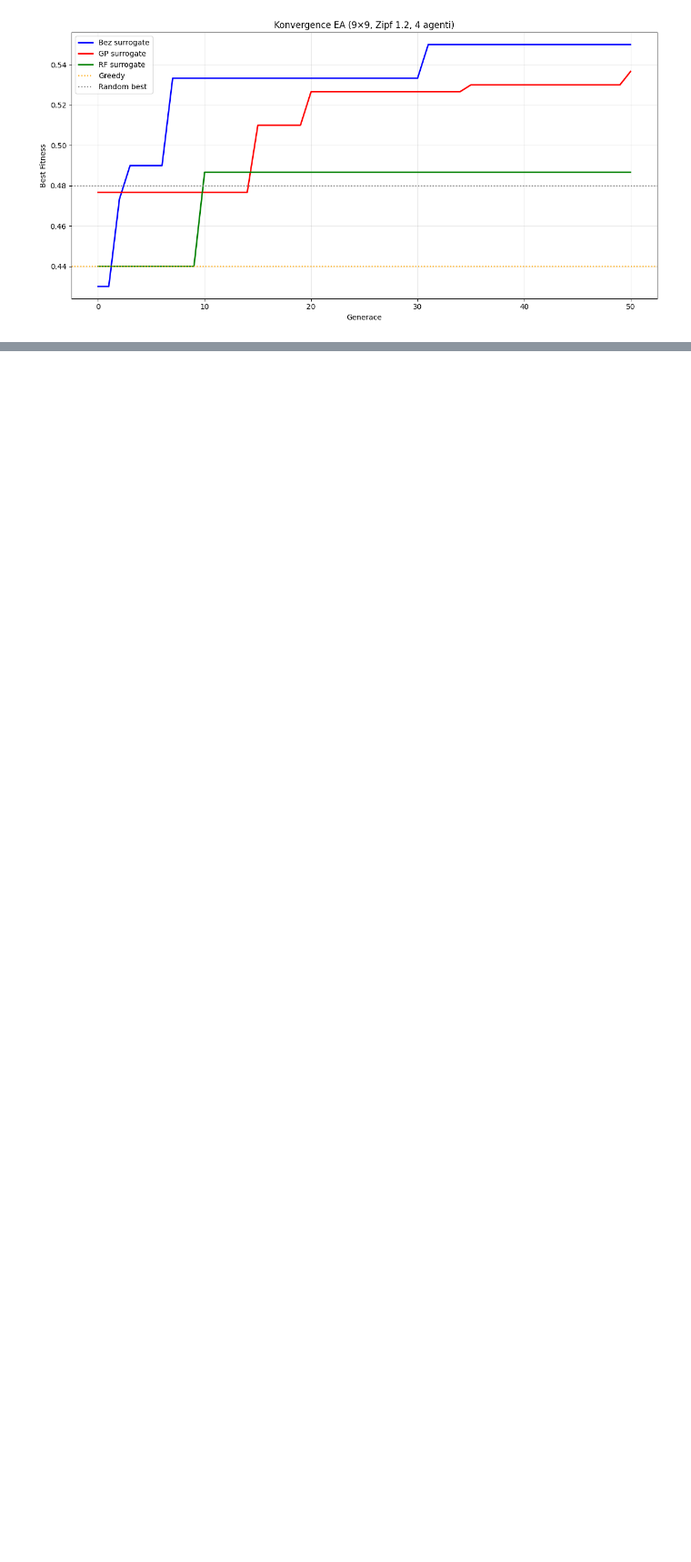
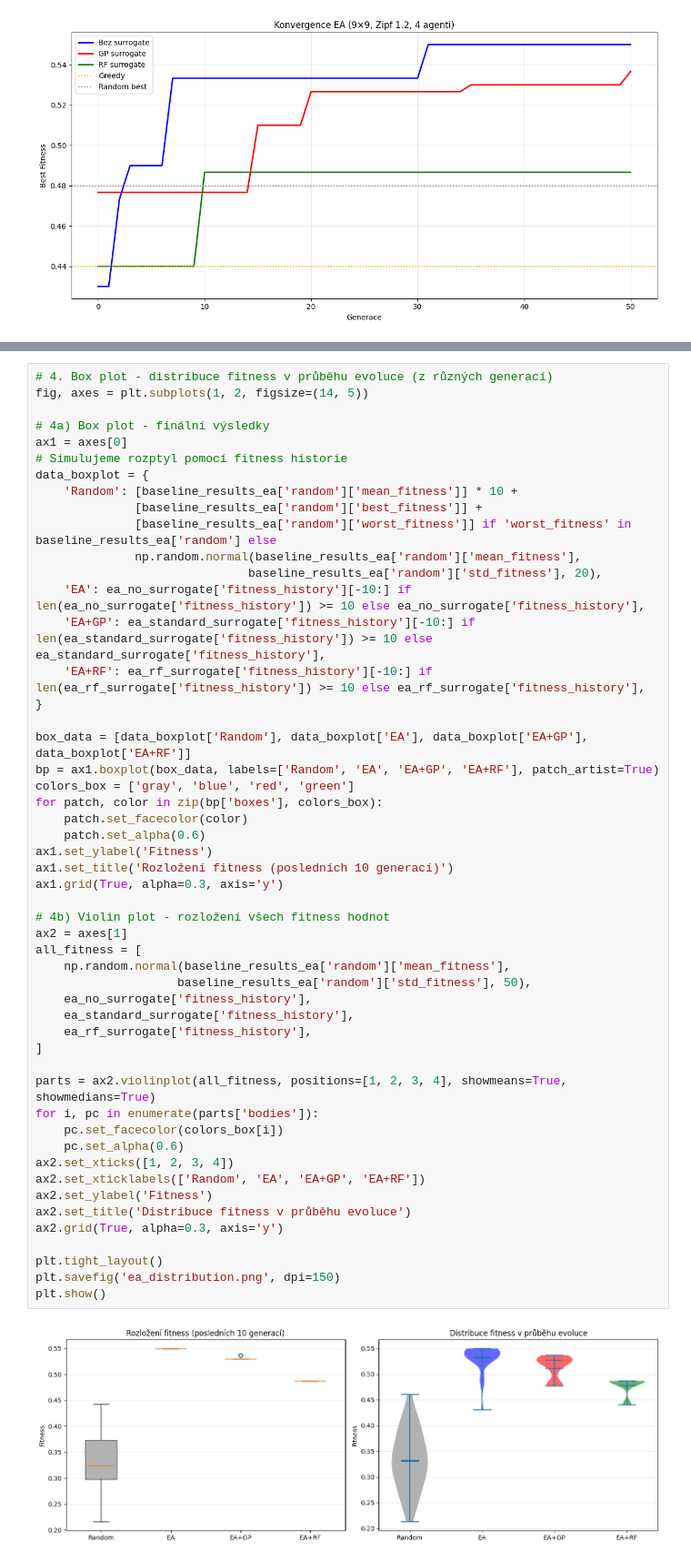
Before and after one commit to davidzemancz/CImethods, a Jupyter notebook: Project/project_feature_selection_ensemble.ipynb, the cells around one changed output, grey strips where cells are left out. Shown at 91% size. Drawn from its saved outputs; the diff is of its cells as text; blank space fills up the shorter version.

```diff
--- a/Project/project_feature_selection_ensemble.ipynb
+++ b/Project/project_feature_selection_ensemble.ipynb
@@ -687,0 +867,53 @@ plt.show()
+# %%
+# 4. Box plot - distribuce fitness v průběhu evoluce (z různých generací)
+fig, axes = plt.subplots(1, 2, figsize=(14, 5))
+
+# 4a) Box plot - finální výsledky
+ax1 = axes[0]
+# Simulujeme rozptyl pomocí fitness historie
+data_boxplot = {
+    'Random': [baseline_results_ea['random']['mean_fitness']] * 10 +
+              [baseline_results_ea['random']['best_fitness']] +
+              [baseline_results_ea['random']['worst_fitness']] if 'worst_fitness' in baseline_results_ea['random'] else
+              np.random.normal(baseline_results_ea['random']['mean_fitness'],
+                              baseline_results_ea['random']['std_fitness'], 20),
+    'EA': ea_no_surrogate['fitness_history'][-10:] if len(ea_no_surrogate['fitness_history']) >= 10 else ea_no_surrogate['fitness_history'],
+    'EA+GP': ea_standard_surrogate['fitness_history'][-10:] if len(ea_standard_surrogate['fitness_history']) >= 10 else ea_standard_surrogate['fitness_history'],
+    'EA+RF': ea_rf_surrogate['fitness_history'][-10:] if len(ea_rf_surrogate['fitness_history']) >= 10 else ea_rf_surrogate['fitness_history'],
+}
+
+box_data = [data_boxplot['Random'], data_boxplot['EA'], data_boxplot['EA+GP'], data_boxplot['EA+RF']]
+bp = ax1.boxplot(box_data, labels=['Random', 'EA', 'EA+GP', 'EA+RF'], patch_artist=True)
+colors_box = ['gray', 'blue', 'red', 'green']
+for patch, color in zip(bp['boxes'], colors_box):
+    patch.set_facecolor(color)
+    patch.set_alpha(0.6)
+ax1.set_ylabel('Fitness')
+ax1.set_title('Rozložení fitness (posledních 10 generací)')
+ax1.grid(True, alpha=0.3, axis='y')
+
+# 4b) Violin plot - rozložení všech fitness hodnot
+ax2 = axes[1]
+all_fitness = [
+    np.random.normal(baseline_results_ea['random']['mean_fitness'],
+                    baseline_results_ea['random']['std_fitness'], 50),
+    ea_no_surrogate['fitness_history'],
+    ea_standard_surrogate['fitness_history'],
+    ea_rf_surrogate['fitness_history'],
+]
+
+parts = ax2.violinplot(all_fitness, positions=[1, 2, 3, 4], showmeans=True, showmedians=True)
+for i, pc in enumerate(parts['bodies']):
+    pc.set_facecolor(colors_box[i])
+    pc.set_alpha(0.6)
+ax2.set_xticks([1, 2, 3, 4])
+ax2.set_xticklabels(['Random', 'EA', 'EA+GP', 'EA+RF'])
+ax2.set_ylabel('Fitness')
+ax2.set_title('Distribuce fitness v průběhu evoluce')
+ax2.grid(True, alpha=0.3, axis='y')
+
+plt.tight_layout()
+plt.savefig('ea_distribution.png', dpi=150)
+plt.show()
+# %% [output]
+[figure, added]
```
Also changed, not shown: parts of 7 cells of this notebook, 6 other files.
